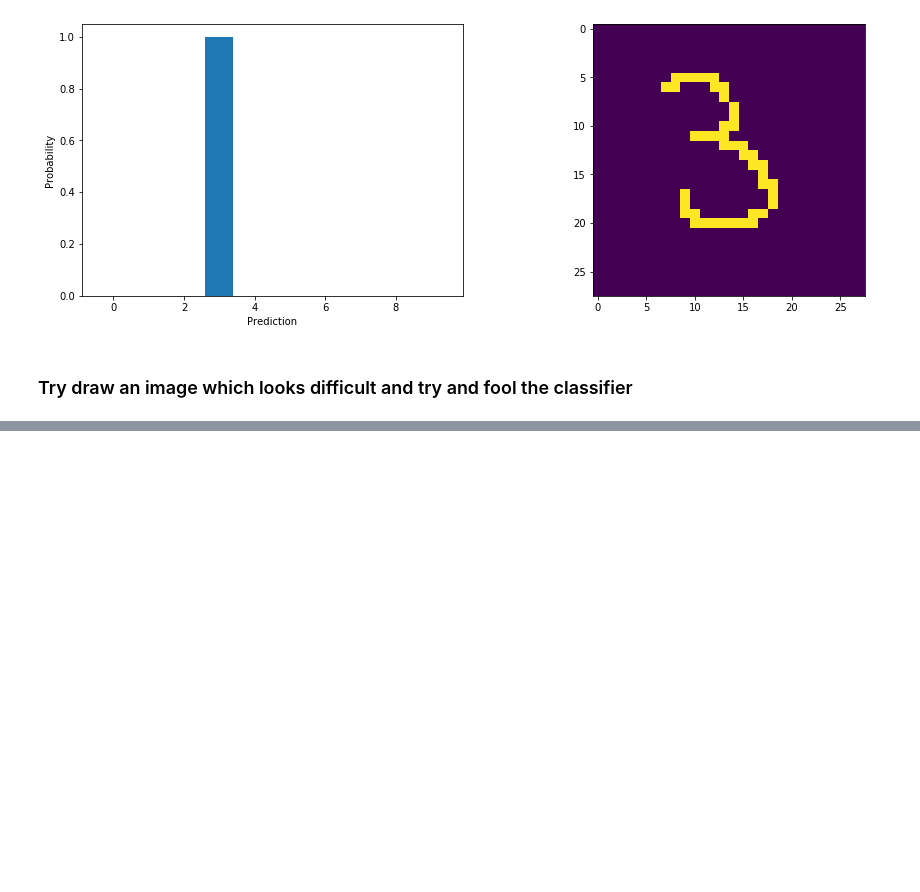
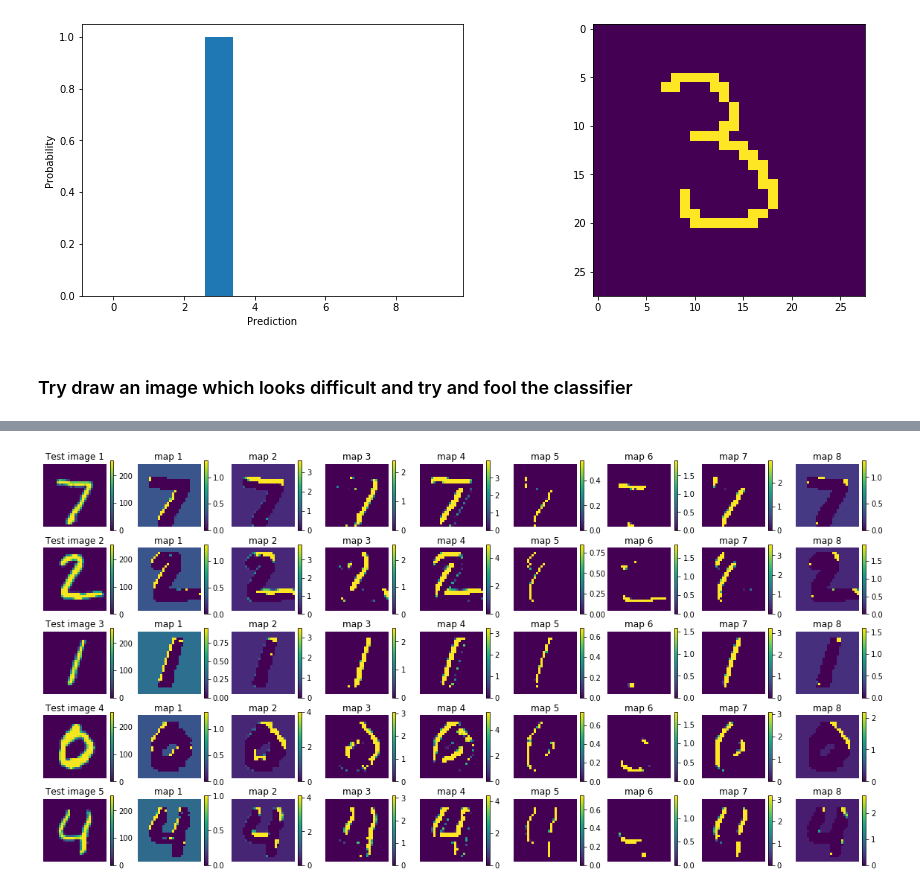
Before and after one commit to KJM42/Jack_ML, a Jupyter notebook: CNN_classifier.ipynb, the cells around one changed output, grey strips where cells are left out. Saved outputs shown, nothing was run; the diff lists cells and outputs as text; code cells hidden in the pictures; blank space fills up the shorter version.

```diff
--- a/CNN_classifier.ipynb
+++ b/CNN_classifier.ipynb
@@ -329,0 +441,22 @@ The classifier is more sure that this is the image of an **8** but it assigns so
+# %%
+# get the output of the first layer for the first 5 test images
+predict = output_layer1.predict(x_test[0:5])
+
+# Make a subplot to show results
+fig, ax = plt.subplots(5,9, figsize=(20,10))
+
+for i in range(5):
+    for j in range(9):
+        if j==0:
+            img = ax[i,j].imshow(x_test[i,:,:,0])
+            fig.colorbar(img, ax=ax[i,j])
+            ax[i,j].set_title('Test image {}'.format(i+1))
+            ax[i,j].axis('off')
+        else:
+            img = ax[i,j].imshow(predict[i,:,:,j-1],
+                                vmax=0.1*predict[i,:,:,j-1].max())
+            fig.colorbar(img, ax=ax[i,j])
+            ax[i,j].set_title('map {}'.format(j))
+            ax[i,j].axis('off')
+# %% [output]
+[figure, added]
```
Also changed, not shown: parts of 34 cells of this notebook, 1 other file.
